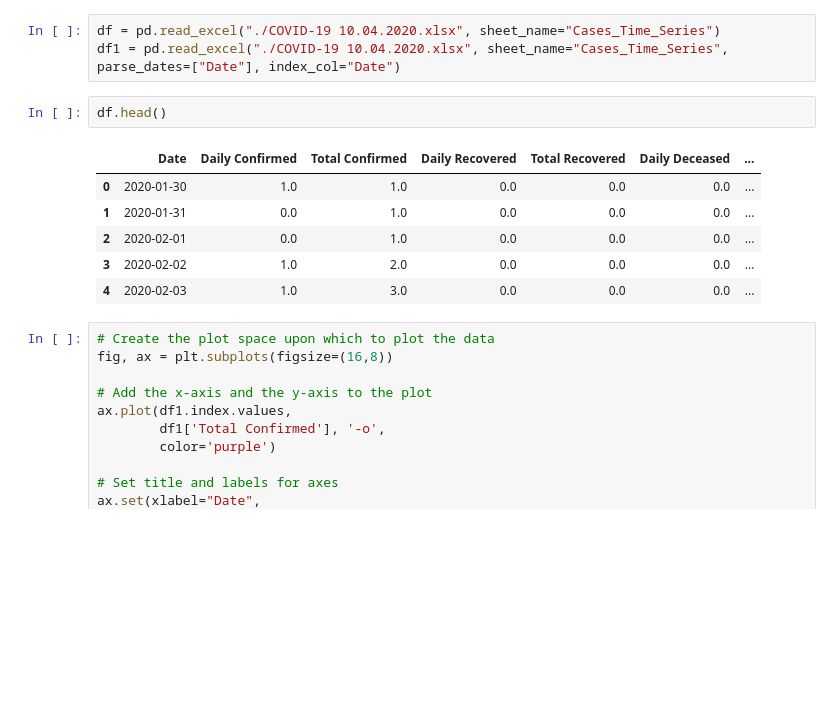
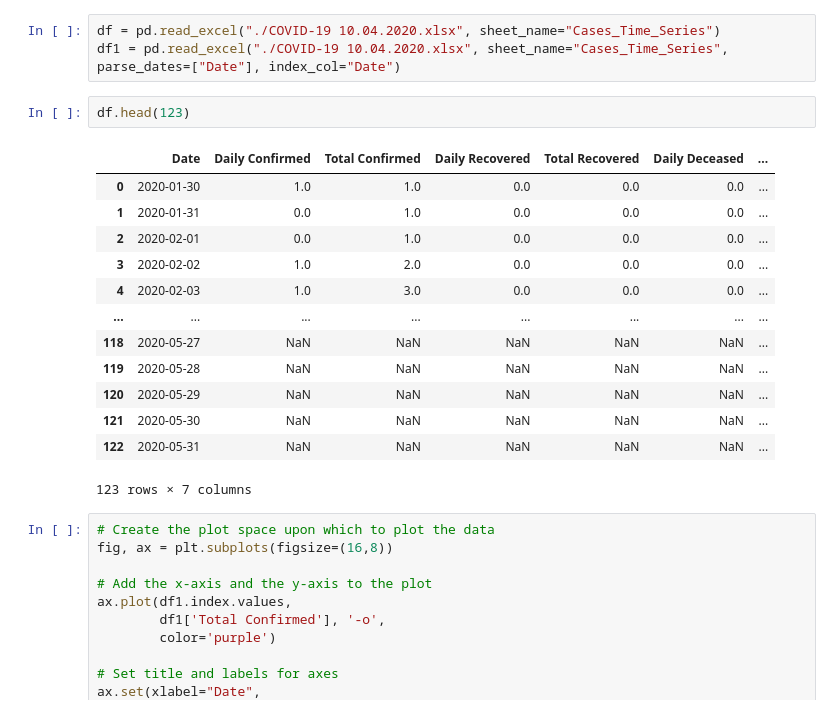
Before and after one commit to maheskumar-github/COVID19, a Jupyter notebook: Trend 12.04.2020-Copy1.ipynb, the cells around one changed output. Drawn from its saved outputs; the diff is of its cells as text; blank space fills up the shorter version.

```diff
--- a/Trend 12.04.2020-Copy1.ipynb
+++ b/Trend 12.04.2020-Copy1.ipynb
@@ -10,14 +10,21 @@ from scipy.stats import pearsonr
 df = pd.read_excel("./COVID-19 10.04.2020.xlsx", sheet_name="Cases_Time_Series")
 df1 = pd.read_excel("./COVID-19 10.04.2020.xlsx", sheet_name="Cases_Time_Series", parse_dates=["Date"], index_col="Date")
 # %%
-df.head()
+df.head(123)
 # %% [output]
 |  | Date | Daily Confirmed | Total Confirmed | Daily Recovered | Total Recovered | Daily Deceased | ... |
 | 0 | 2020-01-30 | 1.0 | 1.0 | 0.0 | 0.0 | 0.0 | ... |
 | 1 | 2020-01-31 | 0.0 | 1.0 | 0.0 | 0.0 | 0.0 | ... |
 | 2 | 2020-02-01 | 0.0 | 1.0 | 0.0 | 0.0 | 0.0 | ... |
 | 3 | 2020-02-02 | 1.0 | 2.0 | 0.0 | 0.0 | 0.0 | ... |
 | 4 | 2020-02-03 | 1.0 | 3.0 | 0.0 | 0.0 | 0.0 | ... |
+| ... | ... | ... | ... | ... | ... | ... | ... |
+| 118 | 2020-05-27 | NaN | NaN | NaN | NaN | NaN | ... |
+| 119 | 2020-05-28 | NaN | NaN | NaN | NaN | NaN | ... |
+| 120 | 2020-05-29 | NaN | NaN | NaN | NaN | NaN | ... |
+| 121 | 2020-05-30 | NaN | NaN | NaN | NaN | NaN | ... |
+| 122 | 2020-05-31 | NaN | NaN | NaN | NaN | NaN | ... |
+123 rows × 7 columns
 # %%
 # Create the plot space upon which to plot the data
 fig, ax = plt.subplots(figsize=(16,8))
```
